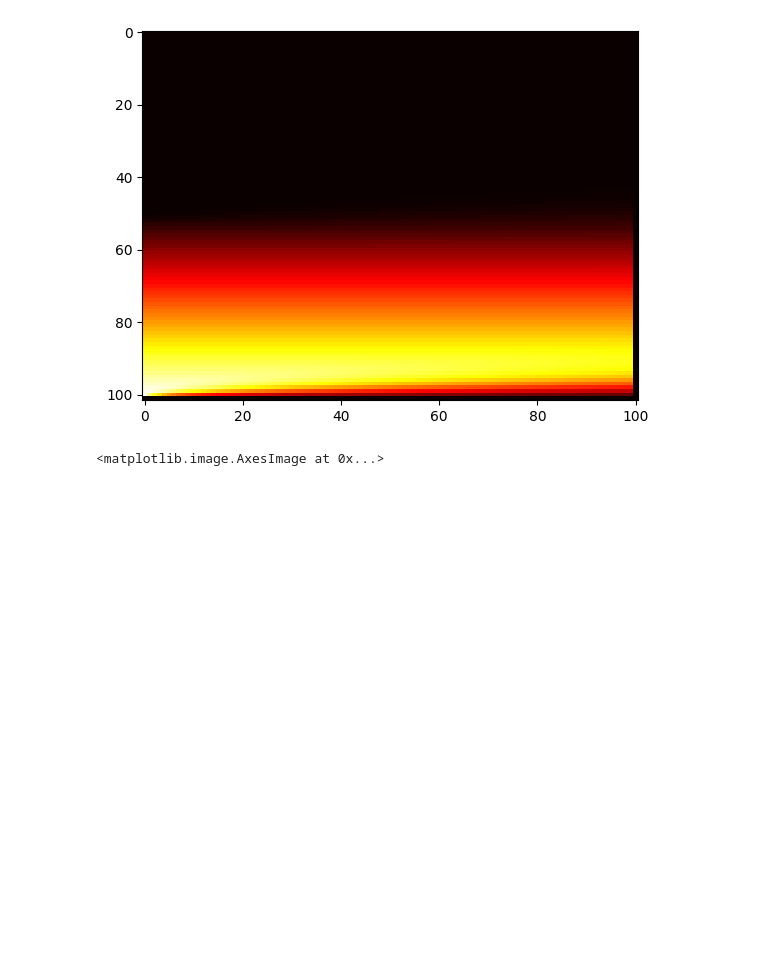
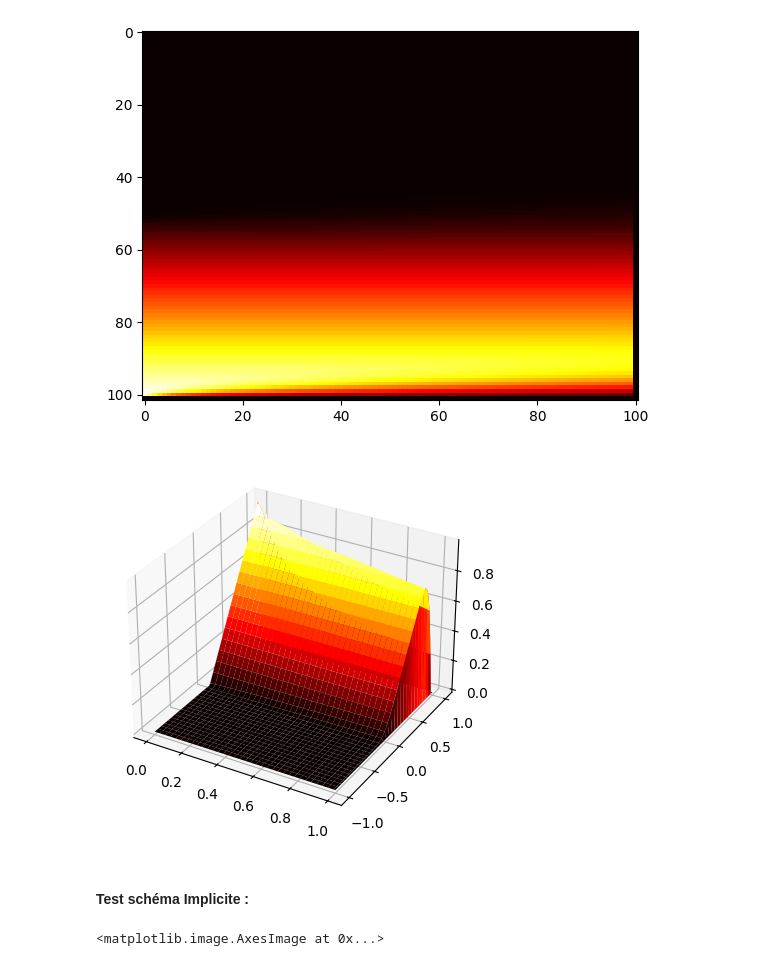
Before and after one commit to mohameml/EDP-ENSIMAG, a Jupyter notebook: TP1/src/main.ipynb, the cells around one changed output. Drawn from its saved outputs; the diff is of its cells as text; code cells hidden in the pictures; blank space fills up the shorter version.

```diff
--- a/TP1/src/main.ipynb
+++ b/TP1/src/main.ipynb
@@ -42,9 +46,9 @@ def schema(N  , M , phi  , alpha , beta  , a, b  , T , sigma , update ) :
         U[n , 0] = phi(a + n*delta_X)
 
     # Algo :
-    I = np.eye(N)
-    A = mat_A(N)
-    B  = mat_B(N , alpha , beta)
+    # I = np.eye(N)
+    # A = mat_A(N)
+    # B  = mat_B(N , alpha , beta)
     for m in range(1 , M):
         # U[1:N+1, m] = (I - mu*A)@U[1:N+1 , m -1] + mu*B
         U[1:N+1 , m] = update(U[1:N+1 , m -1] , mu , N ,alpha  , beta)
@@ -75,3 +79,13 @@ def update_crank_nicolson(U , mu , N , alpha  , beta):
 def choix_max_N(M , b , a , sigma , T):
 
     return math.floor(np.sqrt(M*(b-a) / (T*sigma**2) ) - 1 )
+
+def plot_3d(N , M , a ,b , T , U) :
+    """
+    """
+
+    ax = plt.axes(projection="3d")
+    X = np.linspace(0 , T , M + 1)
+    Y = np.linspace(a , b , N + 2)
+    X , Y = np.meshgrid(X ,Y)
+    ax.plot_surface(X,Y,U , cmap="hot")
@@ -96,5 +114,11 @@ plt.imshow(U_explicite, cmap='hot', aspect='auto', interpolation='none')
 # %% [output]
 <matplotlib.image.AxesImage at 0x...>
 [figure]
+# %%
+plot_3d(N , M , a , b , T , U_explicite)
+# %% [output]
+[figure, added]
+# %% [markdown]
+#### Test schéma Implicite :
 # %%
 U_implicite = schema(N , M , phi , alpha , beta , a , b , T , sigma , update_implicite)
```
Also changed, not shown: parts of 14 cells of this notebook.
